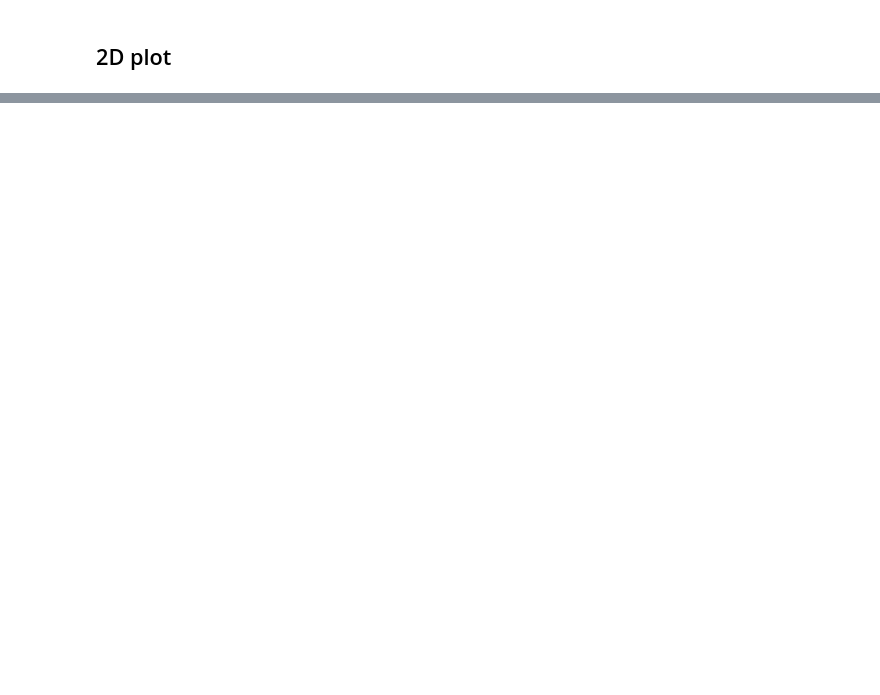
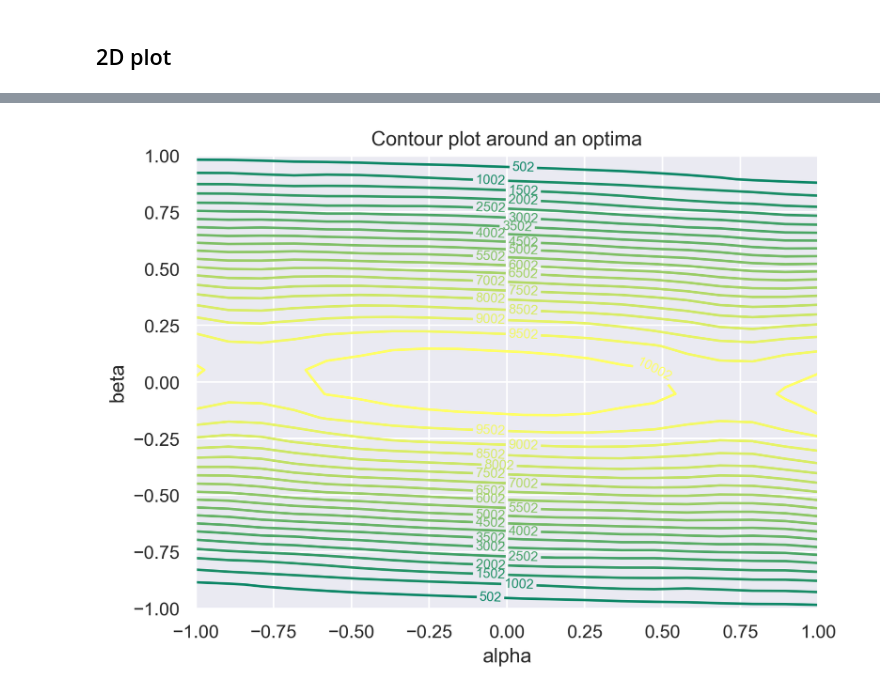
Before and after one commit to sashaatlasov/MLDM_Project, a Jupyter notebook: examples/example.ipynb, the cells around one changed output, grey strips where cells are left out. Drawn from its saved outputs; the diff is of its cells as text; code cells hidden in the pictures; blank space fills up the shorter version.

```diff
--- a/examples/example.ipynb
+++ b/examples/example.ipynb
@@ -51,0 +79,5 @@ plot_3D(metrics)
+# %%
+metrics = calculate_metrics2d(model, criterion, x, y, optima, num_steps=20)
+plot_2D(metrics, vlevel=500, save=True, name='finetuned_2d')
+# %% [output]
+[figure, added]
```
Also changed, not shown: parts of 11 cells of this notebook, 12 other files.
